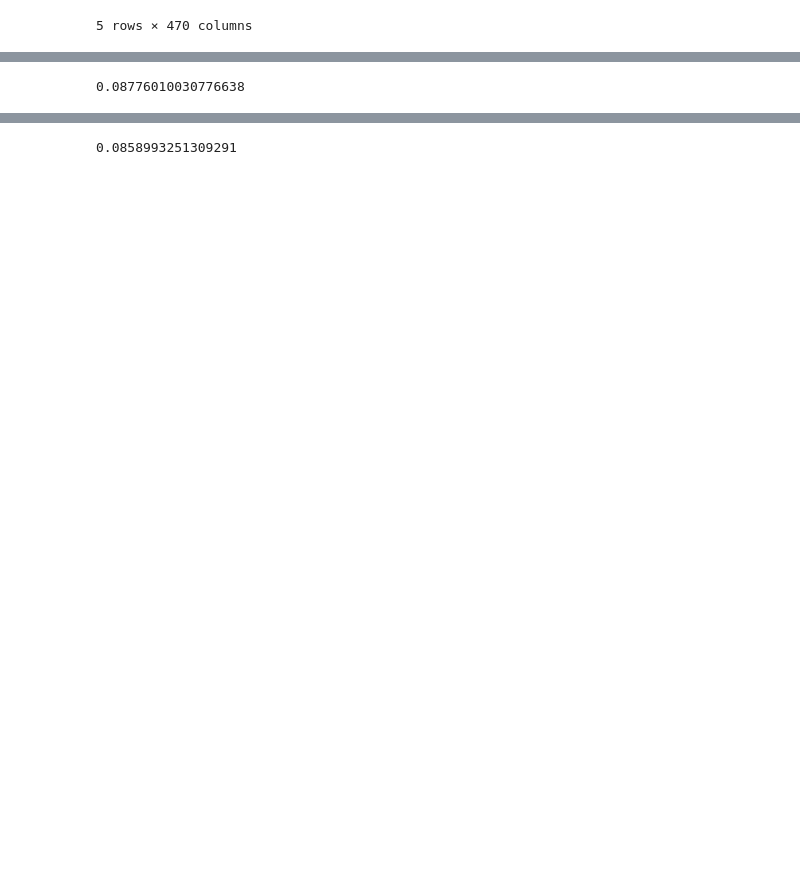
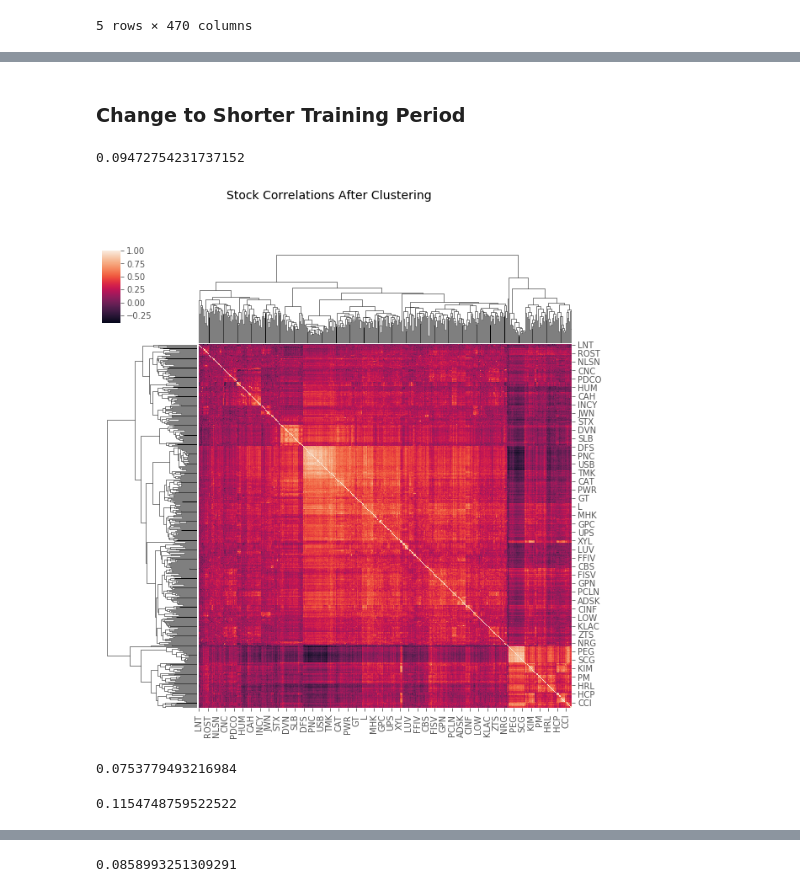
Before and after one commit to jiyoungsim/Portfolio-Diversification-Based-on-Clustering-Analysis, a Jupyter notebook: Final Project/Project.ipynb, the cells around one changed output, grey strips where cells are left out. Drawn from its saved outputs; the diff is of its cells as text; code cells hidden in the pictures; blank space fills up the shorter version.

```diff
--- a/Final Project/Project.ipynb
+++ b/Final Project/Project.ipynb
@@ -195,0 +312,2 @@ portf_sharpe(portfolio['Sharpe'],prices_learn) # > 0.046057 (DJI Sharpe)
+# %% [markdown]
+### Change to Shorter Training Period
@@ -195,0 +321,15 @@ portf_sharpe(portfolio['Sharpe'],prices_learn) # > 0.046057 (DJI Sharpe)
+# %%
+# Fit K means clustering to S&P500 data for the training period with k=30
+X = returns[1:].transpose()
+groups = KMeans(n_clusters=30,random_state=0).fit_predict(X)
+
+# Group stocks in S&P500 by the 30 clusters and construct a portfolio with by selecting the stock with highest Sharpe ratio from each cluster
+df = pd.DataFrame(groups, index=prices_train.columns, columns = ['Group'])
+df = pd.concat([df, sharpe_ratio], axis=1)
+portfolio = df.groupby(['Group']).idxmax()
+
+# Compute Sharpe ratio of the portfolio
+sharpe_kmeans = portf_sharpe(portfolio['Sharpe'], prices_test) # > 0.046057 (DJI Sharpe)
+sharpe_kmeans
+# %% [output]
+0.09472754231737152
@@ -196,14 +339,35 @@ portf_sharpe(portfolio['Sharpe'],prices_learn) # > 0.046057 (DJI Sharpe)
+# %%
+# Create a clustermap
+sns.clustermap(corrmat, method='average', figsize=(10,10)).fig.suptitle('Stock Correlations After Clustering', fontsize=14);
+# %% [output]
+[figure, added]
+# %%
+# Fit Agglomerative clustering with n_clusters=30, precomputed custom distance matrix, and 'linkage = single'
+agg = AgglomerativeClustering(n_clusters=30, affinity = 'precomputed',linkage = 'single')
+groups = agg.fit_predict(D)  # Returns class labels.
+
+# Group stocks in S&P500 by the 30 clusters and construct a portfolio with by selecting the stock with highest Sharpe ratio from each cluster
+df = pd.DataFrame(groups, index=prices_train.columns, columns = ['Group'])
+df = pd.concat([df, sharpe_ratio], axis=1)
+portfolio = df.groupby(['Group']).idxmax()
+
+# Compute Sharpe ratio of the portfolio
+sharpe_single = portf_sharpe(portfolio['Sharpe'],prices_test)
+sharpe_single
+# %% [output]
+0.0753779493216984
 # %%
 # Fit Agglomerative clustering with n_clusters=30, precomputed custom distance matrix, and 'linkage = complete'
 agg = AgglomerativeClustering(n_clusters=30, affinity = 'precomputed',linkage = 'complete')
 groups = agg.fit_predict(D)  # Returns class labels.
 
 # Group stocks in S&P500 by the 30 clusters and construct a portfolio with by selecting the stock with highest Sharpe ratio from each cluster
-df = pd.DataFrame(groups, index=prices_learn.columns, columns = ['Group'])
+df = pd.DataFrame(groups, index=prices_train.columns, columns = ['Group'])
 df = pd.concat([df, sharpe_ratio], axis=1)
 portfolio = df.groupby(['Group']).idxmax()
 
 # Compute Sharpe ratio of the portfolio
-portf_sharpe(portfolio['Sharpe'],prices_learn) # > 0.046057 (DJI Sharpe)
+sharpe_complete = portf_sharpe(portfolio['Sharpe'],prices_test)
+sharpe_complete
 # %% [output]
-0.08776010030776638
+0.1154748759522522
```
Also changed, not shown: parts of 44 cells of this notebook, 2 other files.
